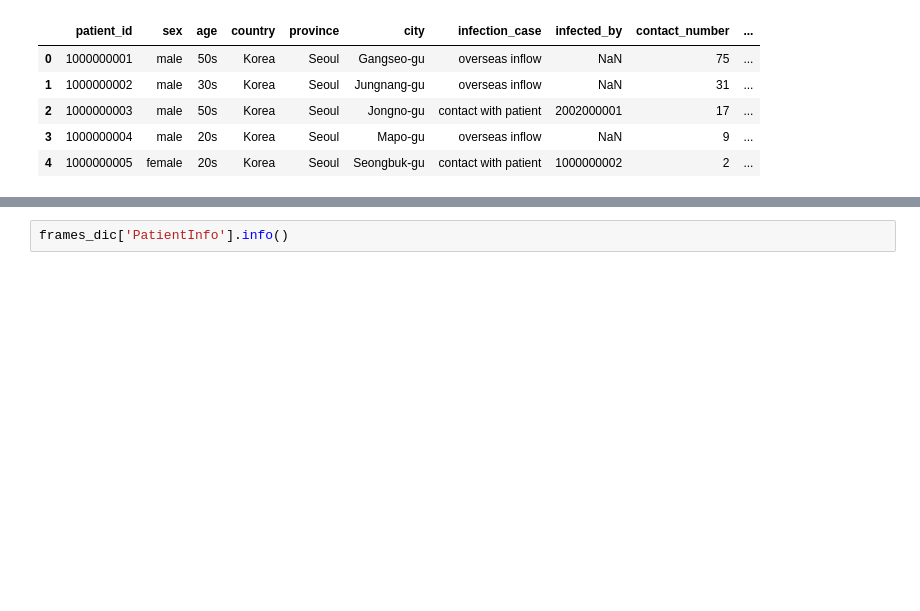
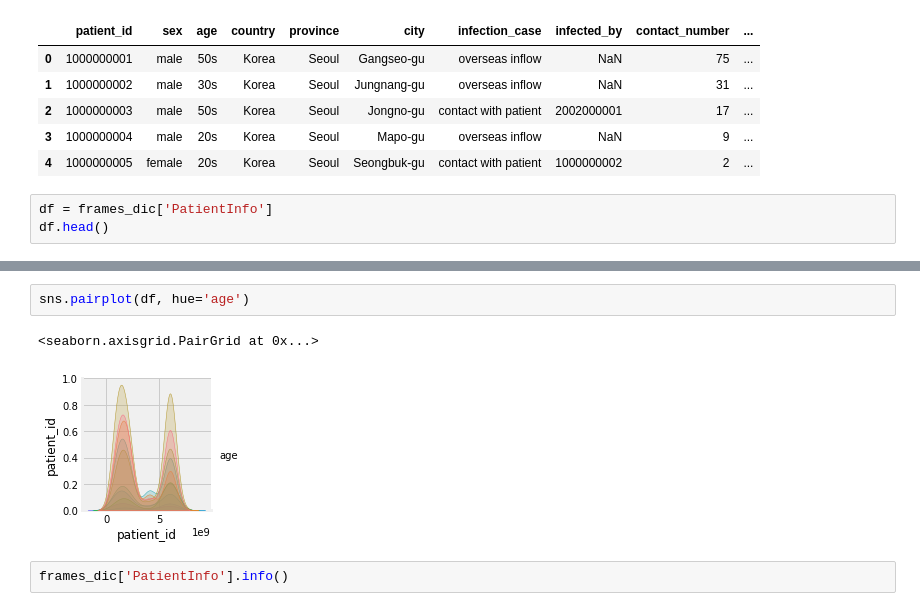
Before and after one commit to imnawar/T5_Project_Covid-19, a Jupyter notebook: MVP/MVP.ipynb, the cells around one changed output, grey strips where cells are left out. Cells and saved outputs as stored; diff of their text form; blank space fills up the shorter version.

```diff
--- a/MVP/MVP.ipynb
+++ b/MVP/MVP.ipynb
@@ -67,3 +117,6 @@ frames_dic['PatientInfo'].head()
 | 2 | 1000000003 | male | 50s | Korea | Seoul | Jongno-gu | contact with patient | 2002000001 | 17 | ... |
 | 3 | 1000000004 | male | 20s | Korea | Seoul | Mapo-gu | overseas inflow | NaN | 9 | ... |
 | 4 | 1000000005 | female | 20s | Korea | Seoul | Seongbuk-gu | contact with patient | 1000000002 | 2 | ... |
+# %%
+df = frames_dic['PatientInfo']
+df.head()
@@ -70,3 +130,8 @@ frames_dic['PatientInfo'].head()
+# %%
+sns.pairplot(df, hue='age')
+# %% [output]
+<seaborn.axisgrid.PairGrid at 0x...>
+[figure, added]
 # %%
 frames_dic['PatientInfo'].info()
 # %% [output]
```
Also changed, not shown: parts of 9 cells of this notebook.
